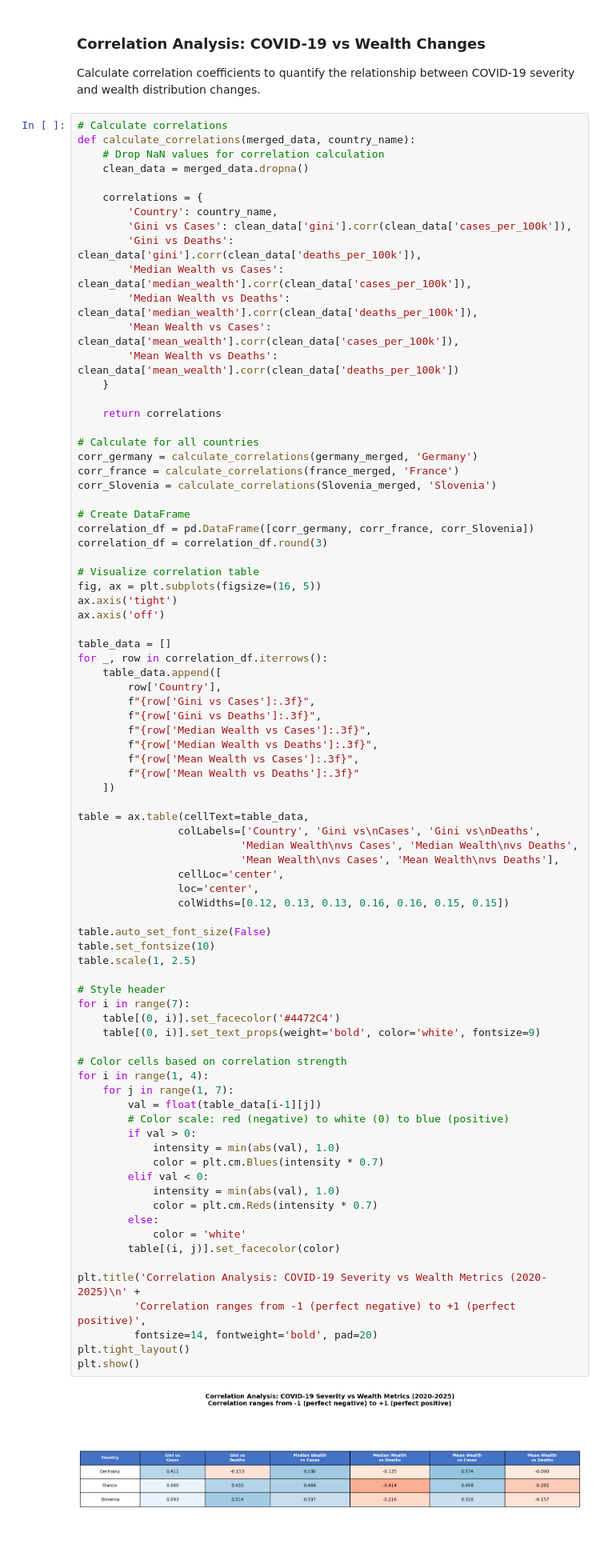
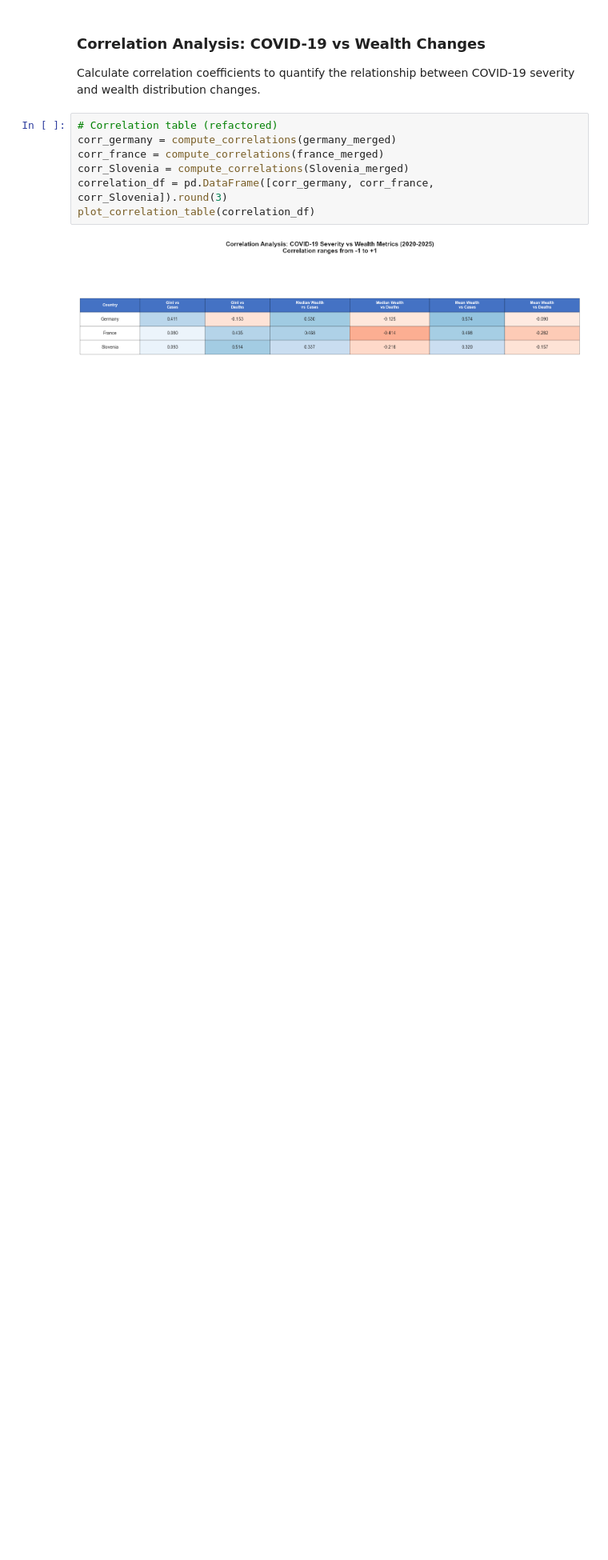
Before and after one commit to clement-antoine-xavier/covid-19-wealth-distribution, a Jupyter notebook: Covid-19 - Wealth Distribution.ipynb, the cells around one changed output. Shown at 80% size. Cells and saved outputs as stored; diff of their text form; blank space fills up the shorter version.

```diff
--- a/Covid-19 - Wealth Distribution.ipynb
+++ b/Covid-19 - Wealth Distribution.ipynb
@@ -911,86 +541,12 @@ plot_covid_wealth_comparison(Slovenia_merged, 'Slovenia')
 
 Calculate correlation coefficients to quantify the relationship between COVID-19 severity and wealth distribution changes.
 # %%
-# Calculate correlations
-def calculate_correlations(merged_data, country_name):
-    # Drop NaN values for correlation calculation
-    clean_data = merged_data.dropna()
-
-    correlations = {
-        'Country': country_name,
-        'Gini vs Cases': clean_data['gini'].corr(clean_data['cases_per_100k']),
-        'Gini vs Deaths': clean_data['gini'].corr(clean_data['deaths_per_100k']),
-        'Median Wealth vs Cases': clean_data['median_wealth'].corr(clean_data['cases_per_100k']),
-        'Median Wealth vs Deaths': clean_data['median_wealth'].corr(clean_data['deaths_per_100k']),
-        'Mean Wealth vs Cases': clean_data['mean_wealth'].corr(clean_data['cases_per_100k']),
-        'Mean Wealth vs Deaths': clean_data['mean_wealth'].corr(clean_data['deaths_per_100k'])
-    }
-
-    return correlations
-
-# Calculate for all countries
-corr_germany = calculate_correlations(germany_merged, 'Germany')
-corr_france = calculate_correlations(france_merged, 'France')
-corr_Slovenia = calculate_correlations(Slovenia_merged, 'Slovenia')
-
-# Create DataFrame
-correlation_df = pd.DataFrame([corr_germany, corr_france, corr_Slovenia])
-correlation_df = correlation_df.round(3)
-
-# Visualize correlation table
-fig, ax = plt.subplots(figsize=(16, 5))
-ax.axis('tight')
-ax.axis('off')
-
-table_data = []
-for _, row in correlation_df.iterrows():
-    table_data.append([
-        row['Country'],
-        f"{row['Gini vs Cases']:.3f}",
-        f"{row['Gini vs Deaths']:.3f}",
-        f"{row['Median Wealth vs Cases']:.3f}",
-        f"{row['Median Wealth vs Deaths']:.3f}",
-        f"{row['Mean Wealth vs Cases']:.3f}",
-        f"{row['Mean Wealth vs Deaths']:.3f}"
-    ])
-
-table = ax.table(cellText=table_data,
-                colLabels=['Country', 'Gini vs\nCases', 'Gini vs\nDeaths',
-                          'Median Wealth\nvs Cases', 'Median Wealth\nvs Deaths',
-                          'Mean Wealth\nvs Cases', 'Mean Wealth\nvs Deaths'],
-                cellLoc='center',
-                loc='center',
-                colWidths=[0.12, 0.13, 0.13, 0.16, 0.16, 0.15, 0.15])
-
-table.auto_set_font_size(False)
-table.set_fontsize(10)
-table.scale(1, 2.5)
-
-# Style header
-for i in range(7):
-    table[(0, i)].set_facecolor('#4472C4')
-    table[(0, i)].set_text_props(weight='bold', color='white', fontsize=9)
-
-# Color cells based on correlation strength
-for i in range(1, 4):
-    for j in range(1, 7):
-        val = float(table_data[i-1][j])
-        # Color scale: red (negative) to white (0) to blue (positive)
-        if val > 0:
-            intensity = min(abs(val), 1.0)
-            color = plt.cm.Blues(intensity * 0.7)
-        elif val < 0:
-            intensity = min(abs(val), 1.0)
-            color = plt.cm.Reds(intensity * 0.7)
-        else:
-            color = 'white'
-        table[(i, j)].set_facecolor(color)
-
-plt.title('Correlation Analysis: COVID-19 Severity vs Wealth Metrics (2020-2025)\n' +
-         'Correlation ranges from -1 (perfect negative) to +1 (perfect positive)',
-         fontsize=14, fontweight='bold', pad=20)
-plt.tight_layout()
-plt.show()
+# Correlation table (refactored)
+corr_germany = compute_correlations(germany_merged)
+corr_france = compute_correlations(france_merged)
+corr_Slovenia = compute_correlations(Slovenia_merged)
+correlation_df = pd.DataFrame([corr_germany, corr_france, corr_Slovenia]).round(3)
+plot_correlation_table(correlation_df)
 # %% [output]
-[figure, old version]
+[figure, new version]
 # %%
```
Also changed, not shown: parts of 19 cells of this notebook, 1 other file.
